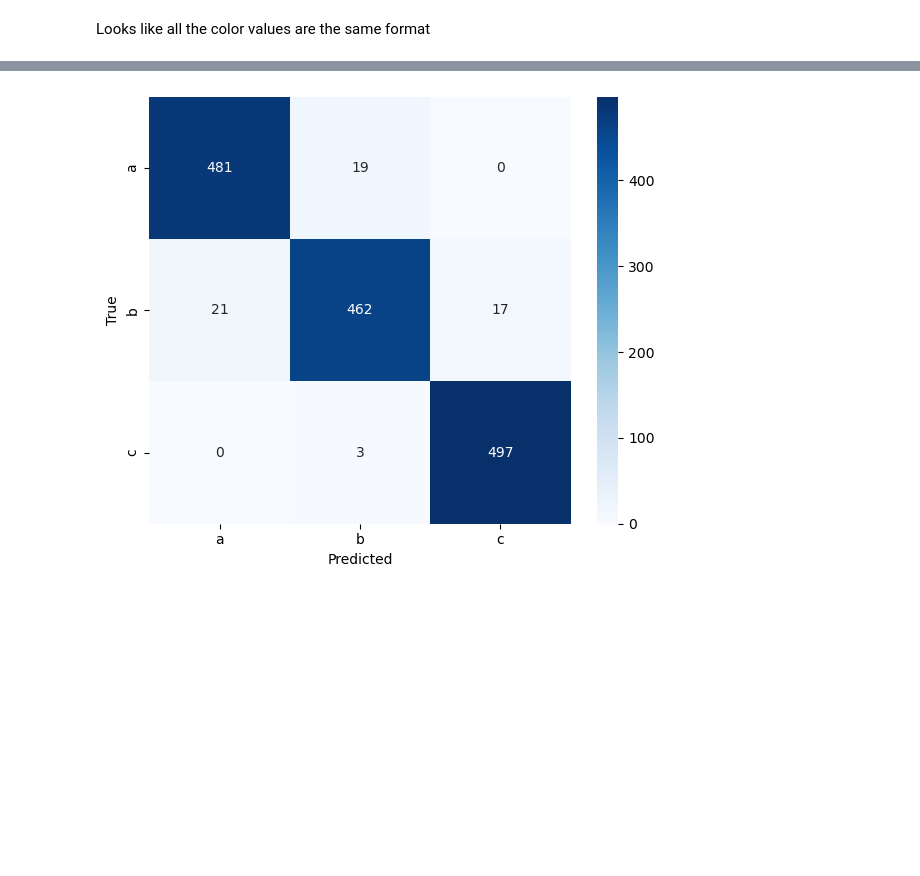
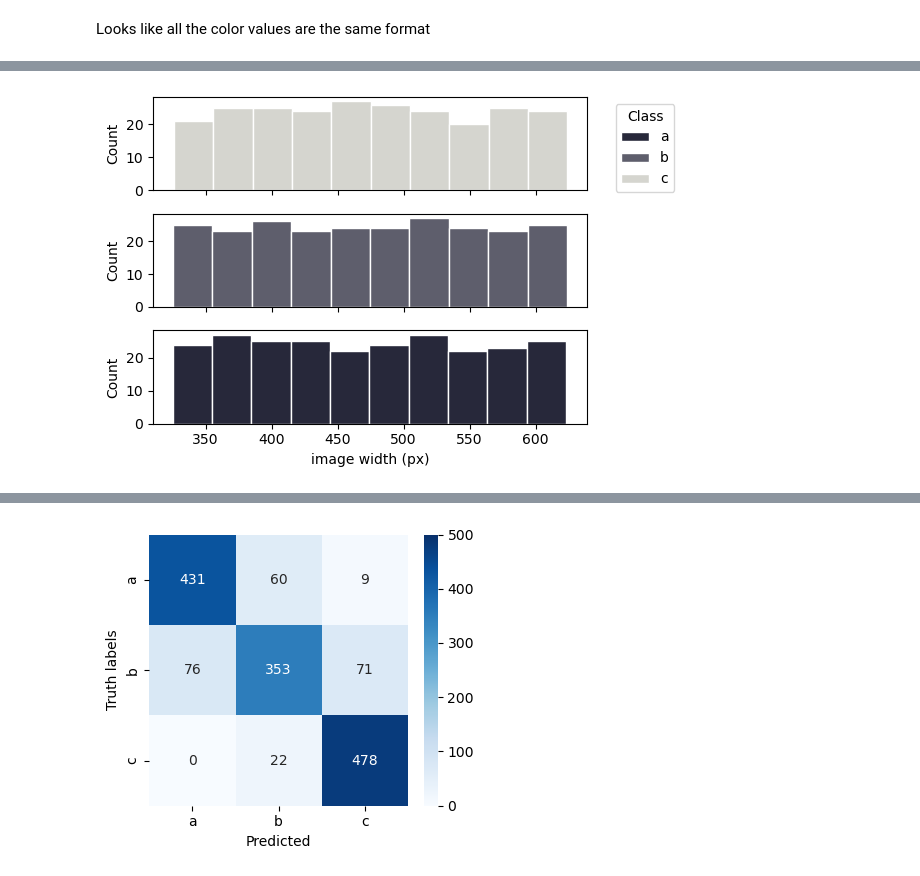
Before and after one commit to sjabarnia/squares, a Jupyter notebook: exploration.ipynb, the cells around one changed output, grey strips where cells are left out. Drawn from its saved outputs; the diff is of its cells as text; code cells hidden in the pictures; blank space fills up the shorter version.

```diff
--- a/exploration.ipynb
+++ b/exploration.ipynb
@@ -50,7 +53,7 @@ num_samples_row = 3
 
 for class_name in class_names:
     folder_path = os.path.join('data', 'train', class_name)
-    image_files = [f for f in os.listdir(folder_path)]
+    image_files = [f for f in os.listdir(folder_path) if any(f.endswith(ext) for ext in valid_extensions)]
     selected_images = random.sample(image_files, num_samples_row * num_samples_col)
     plt.figure(figsize=(3 * num_samples_col, 3 * num_samples_row))
     for i, img_file in enumerate(selected_images):
@@ -82,5 +89,5 @@ Looks like all the color values are the same format
 # %%
-train_df = pd.DataFrame(columns=['class', 'filename', 'width', 'height', 'r', 'g', 'b'])
+train_df = pd.DataFrame(columns=['class', 'filename', 'width', 'height', 'r', 'g', 'b', 'inner_width'])
 for class_name in ['a', 'b', 'c']:
     folder_path = os.path.join('data', 'train', class_name)
     image_files = [f for f in os.listdir(folder_path) if any(f.endswith(ext) for ext in valid_extensions)]
@@ -89,6 +96,7 @@ for class_name in ['a', 'b', 'c']:
         img = Image.open(img_path)
         width, height = img.size
         r, g, b = [x/255 for x in img.getpixel((width//2, height//2))]
+        inner_width = len([x for x in [img.getpixel((width//2, i)) for i in range(height)] if x!=(255, 255, 255)])
         row = {
             'class': class_name,
             'filename': img_file,
@@ -96,13 +104,14 @@ for class_name in ['a', 'b', 'c']:
             'height': height,
             'r': r,
             'g': g,
-            'b': b
+            'b': b,
+            'inner_width': inner_width
         }
         train_df.loc[len(train_df)] = row
 
 train_df.to_csv('data/train.csv', index=False)
 # %%
-val_df = pd.DataFrame(columns=['class', 'filename', 'width', 'height', 'r', 'g', 'b'])
+val_df = pd.DataFrame(columns=['class', 'filename', 'width', 'height', 'r', 'g', 'b', 'inner_width'])
 for class_name in ['a', 'b', 'c']:
     folder_path = os.path.join('data', 'val', class_name)
     image_files = [f for f in os.listdir(folder_path) if any(f.endswith(ext) for ext in valid_extensions)]
@@ -111,6 +120,7 @@ for class_name in ['a', 'b', 'c']:
         img = Image.open(img_path)
         width, height = img.size
         r, g, b = [x/255 for x in img.getpixel((width//2, height//2))]
+        inner_width = len([x for x in [img.getpixel((width//2, i)) for i in range(height)] if x!=(255, 255, 255)])
         row = {
             'class': class_name,
             'filename': img_file,
@@ -118,7 +128,8 @@ for class_name in ['a', 'b', 'c']:
             'height': height,
             'r': r,
             'g': g,
-            'b': b
+            'b': b,
+            'inner_width': inner_width
         }
         val_df.loc[len(val_df)] = row
 
@@ -187,3 +192,37 @@ plt.show()
+# %%
+fig, axs = plt.subplots( nrows = 3, ncols = 1, figsize=(6, 4), sharex=True)
+
+size_by_class = train_df[['class',
+                    'width']].groupby(['class',
+                                        'width']).value_counts().reset_index()
+
+for i, c in enumerate(class_names[::-1]):
+    g = sns.histplot(
+        data=size_by_class[size_by_class['class'] == c],
+        x='width',
+        hue='class',
+        multiple='stack',
+        bins=10,
+        palette=colors,
+        hue_order=class_names,
+        stat='count',
+        alpha=1,
+        edgecolor='white',
+        ax = axs[i]
+    )
+    if i == 0:
+        l = g.get_legend()
+        l.set_bbox_to_anchor((1.05, 1))
+        l.set_title('Class')
+    else:
+        g.get_legend().remove()
+
+plt.xlabel('image width (px)')
+plt.ylabel('Count')
+plt.tight_layout()
+plt.show()
+# %% [output]
+[figure, added]
 # %%
 class ImageDataset(Dataset):
     def __init__(self, root_dir, transform=None):
@@ -215,18 +254,17 @@ class basicCNN(nn.Module):
     def __init__(self, num_classes):
         super().__init__()
         self.features = nn.Sequential(
-            nn.Conv2d(3, 16, 3, padding=1),
-            nn.ReLU(),
-            nn.MaxPool2d(2),
-            nn.Conv2d(16, 32, 3, padding=1),
+            nn.Conv2d(3, 8, kernel_size=3, padding=1),  # Just 8 filters
             nn.ReLU(),
             nn.MaxPool2d(2)
         )
-        self.classifier = nn.Linear(32 * 8 * 8, num_classes)
+        self.classifier = nn.Sequential(
+            nn.Flatten(),
+            nn.Linear(8 * 16 * 16, num_classes)
+        )
 
     def forward(self, x):
         x = self.features(x)
-        x = x.view(-1, 32 * 8 * 8)
         x = self.classifier(x)
         return x
 # %%
@@ -241,7 +279,7 @@ val_dataset = ImageDataset(val_dir, transform)
 train_loader = DataLoader(train_dataset, batch_size=32, shuffle=True)
 val_loader = DataLoader(val_dataset, batch_size=32)
 
-device = torch.device("cuda:0" if torch.cuda.is_available() else "cpu")
+device = torch.device("cpu")
 model = basicCNN(len(train_dataset.classes)).to(device)
 criterion = nn.CrossEntropyLoss()
 optimizer = torch.optim.Adam(model.parameters(), lr=0.001)
@@ -286,10 +324,11 @@ with torch.no_grad():
 
 # Show confusion matrix
 cm = confusion_matrix(all_labels, all_preds)
-plt.figure(figsize=(6, 5))
-sns.heatmap(cm, annot=True, fmt='d', cmap='Blues', xticklabels=train_dataset.classes, yticklabels=train_dataset.classes)
+plt.figure(figsize=(4, 3.5))
+sns.heatmap(cm, annot=True, fmt='d', cmap='Blues', vmax = 500,
+            xticklabels=train_dataset.classes, yticklabels=train_dataset.classes)
 plt.xlabel('Predicted')
-plt.ylabel('True')
+plt.ylabel('Truth labels')
 plt.tight_layout()
 plt.show()
 
@@ -308 +347 @@ Epoch 10, Accuracy: 96.00%
-[figure, old version]
+[figure, new version]
```
Also changed, not shown: parts of 14 cells of this notebook.
